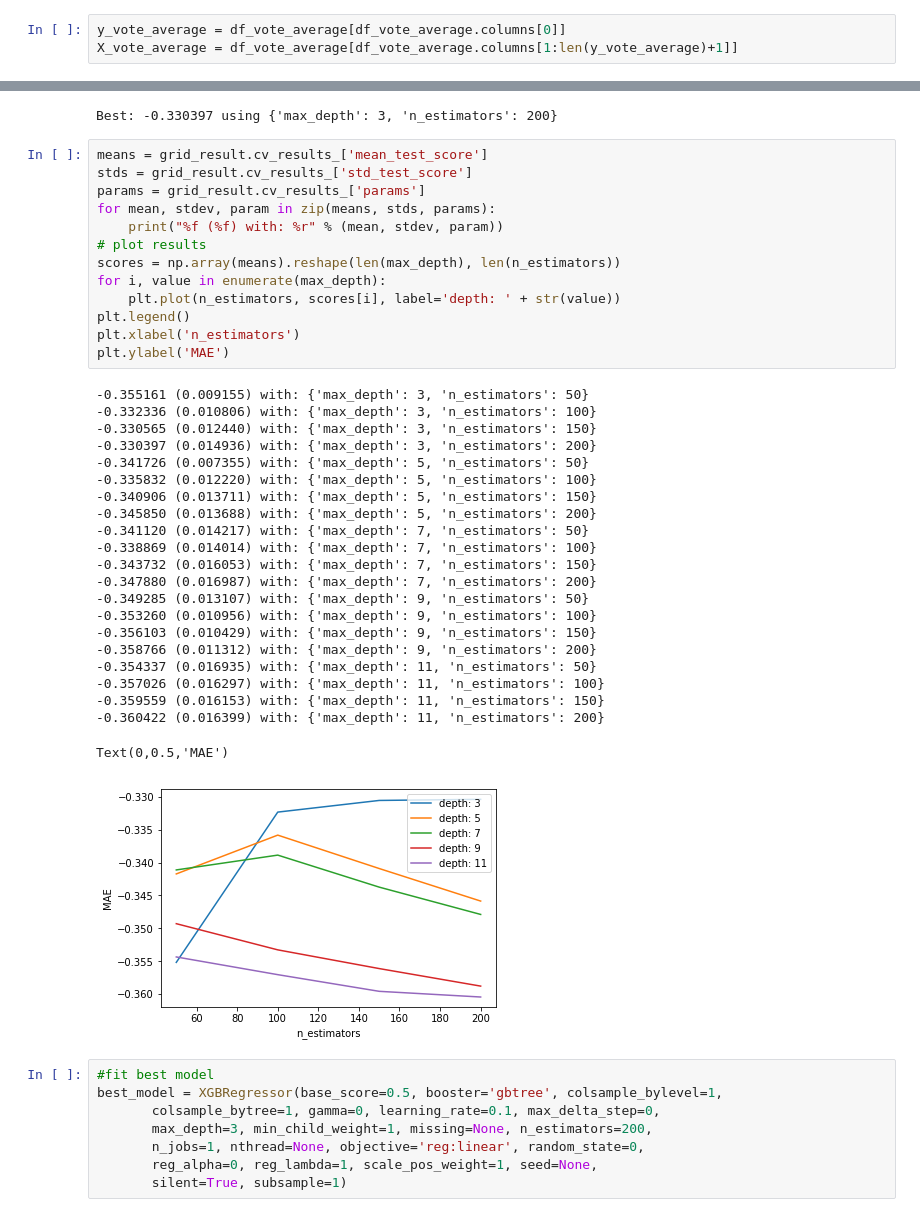
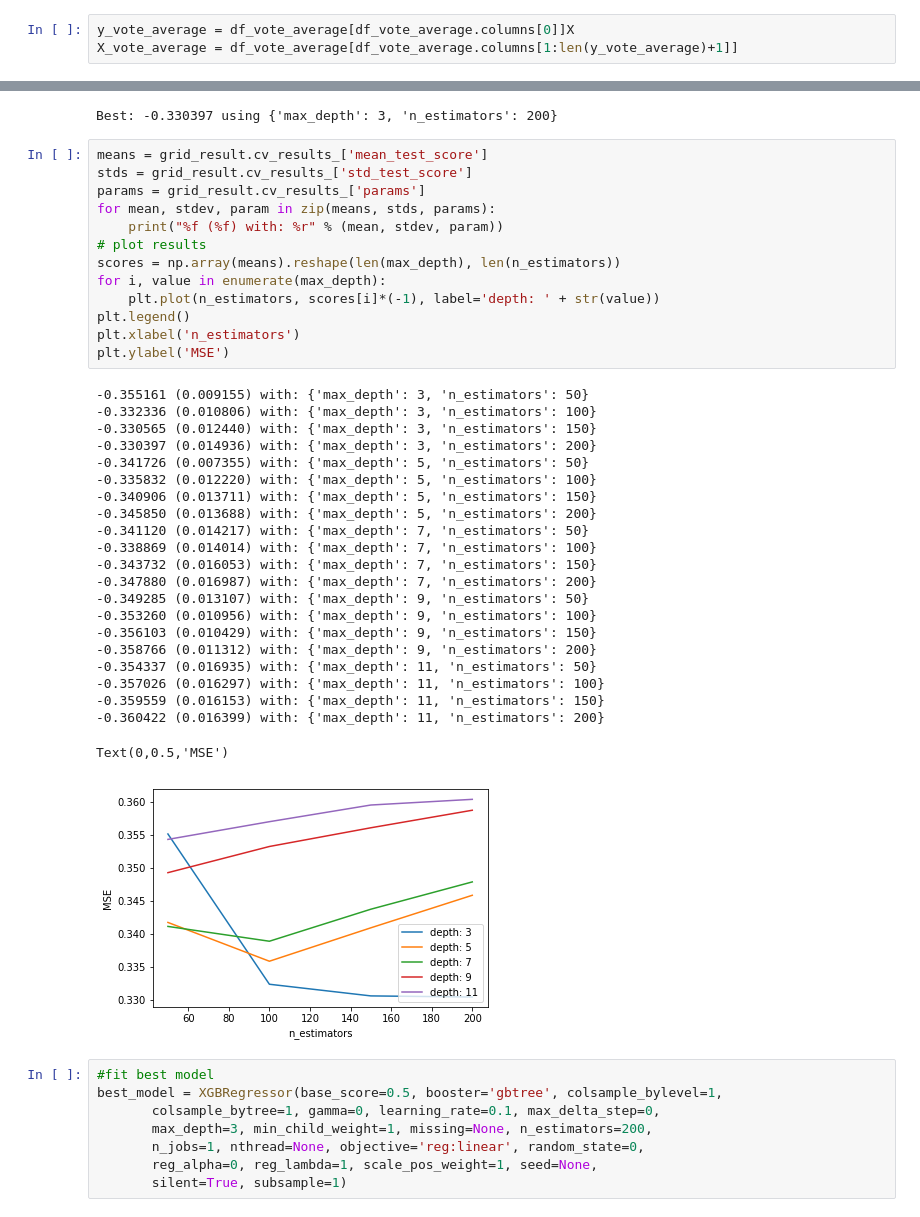
Before and after one commit to GR5291Group8/GR5291Group8, a Jupyter notebook: code/xgboost.ipynb, the cells around one changed output, grey strips where cells are left out. Drawn from its saved outputs; the diff is of its cells as text.

```diff
--- a/code/xgboost.ipynb
+++ b/code/xgboost.ipynb
@@ -11,7 +11,7 @@ import seaborn as sns
 # %%
 df_vote_average = pd.read_csv("~/Documents/GR5291Project/Data/cleaned_movie_data_vote_average.csv")
 # %%
-y_vote_average = df_vote_average[df_vote_average.columns[0]]
+y_vote_average = df_vote_average[df_vote_average.columns[0]]X
 X_vote_average = df_vote_average[df_vote_average.columns[1:len(y_vote_average)+1]]
 # %%
 # split data into training data 75%, test data 25%
@@ -35,37 +35,37 @@ means = grid_result.cv_results_['mean_test_score']
 stds = grid_result.cv_results_['std_test_score']
 params = grid_result.cv_results_['params']
 for mean, stdev, param in zip(means, stds, params):
 	print("%f (%f) with: %r" % (mean, stdev, param))
 # plot results
 scores = np.array(means).reshape(len(max_depth), len(n_estimators))
 for i, value in enumerate(max_depth):
-    plt.plot(n_estimators, scores[i], label='depth: ' + str(value))
+    plt.plot(n_estimators, scores[i]*(-1), label='depth: ' + str(value))
 plt.legend()
 plt.xlabel('n_estimators')
-plt.ylabel('MAE')
+plt.ylabel('MSE')
 # %% [output]
 -0.355161 (0.009155) with: {'max_depth': 3, 'n_estimators': 50}
 -0.332336 (0.010806) with: {'max_depth': 3, 'n_estimators': 100}
 -0.330565 (0.012440) with: {'max_depth': 3, 'n_estimators': 150}
 -0.330397 (0.014936) with: {'max_depth': 3, 'n_estimators': 200}
 -0.341726 (0.007355) with: {'max_depth': 5, 'n_estimators': 50}
 -0.335832 (0.012220) with: {'max_depth': 5, 'n_estimators': 100}
 -0.340906 (0.013711) with: {'max_depth': 5, 'n_estimators': 150}
 -0.345850 (0.013688) with: {'max_depth': 5, 'n_estimators': 200}
 -0.341120 (0.014217) with: {'max_depth': 7, 'n_estimators': 50}
 -0.338869 (0.014014) with: {'max_depth': 7, 'n_estimators': 100}
 -0.343732 (0.016053) with: {'max_depth': 7, 'n_estimators': 150}
 -0.347880 (0.016987) with: {'max_depth': 7, 'n_estimators': 200}
 -0.349285 (0.013107) with: {'max_depth': 9, 'n_estimators': 50}
 -0.353260 (0.010956) with: {'max_depth': 9, 'n_estimators': 100}
 -0.356103 (0.010429) with: {'max_depth': 9, 'n_estimators': 150}
 -0.358766 (0.011312) with: {'max_depth': 9, 'n_estimators': 200}
 -0.354337 (0.016935) with: {'max_depth': 11, 'n_estimators': 50}
 -0.357026 (0.016297) with: {'max_depth': 11, 'n_estimators': 100}
 -0.359559 (0.016153) with: {'max_depth': 11, 'n_estimators': 150}
 -0.360422 (0.016399) with: {'max_depth': 11, 'n_estimators': 200}
-Text(0,0.5,'MAE')
+Text(0,0.5,'MSE')
-[figure, old version]
+[figure, new version]
 # %%
 #fit best model
 best_model = XGBRegressor(base_score=0.5, booster='gbtree', colsample_bylevel=1,
```
Also changed, not shown: parts of 1 cell of this notebook, 1 other file.
